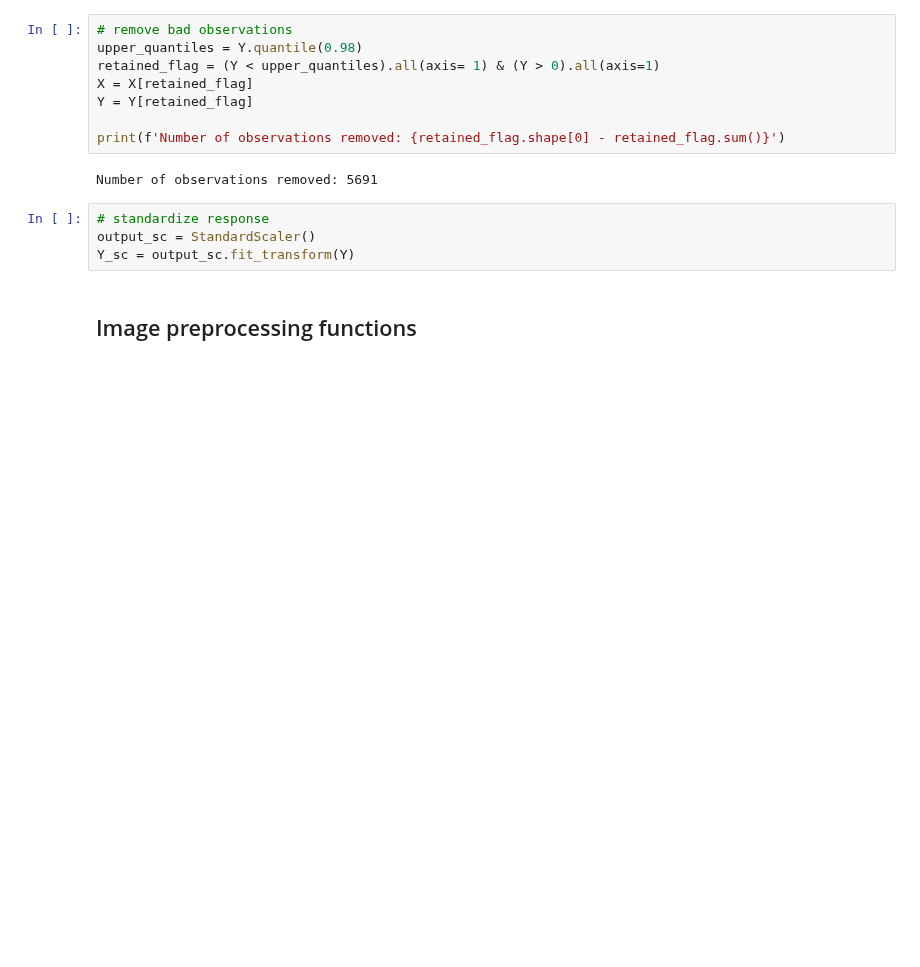
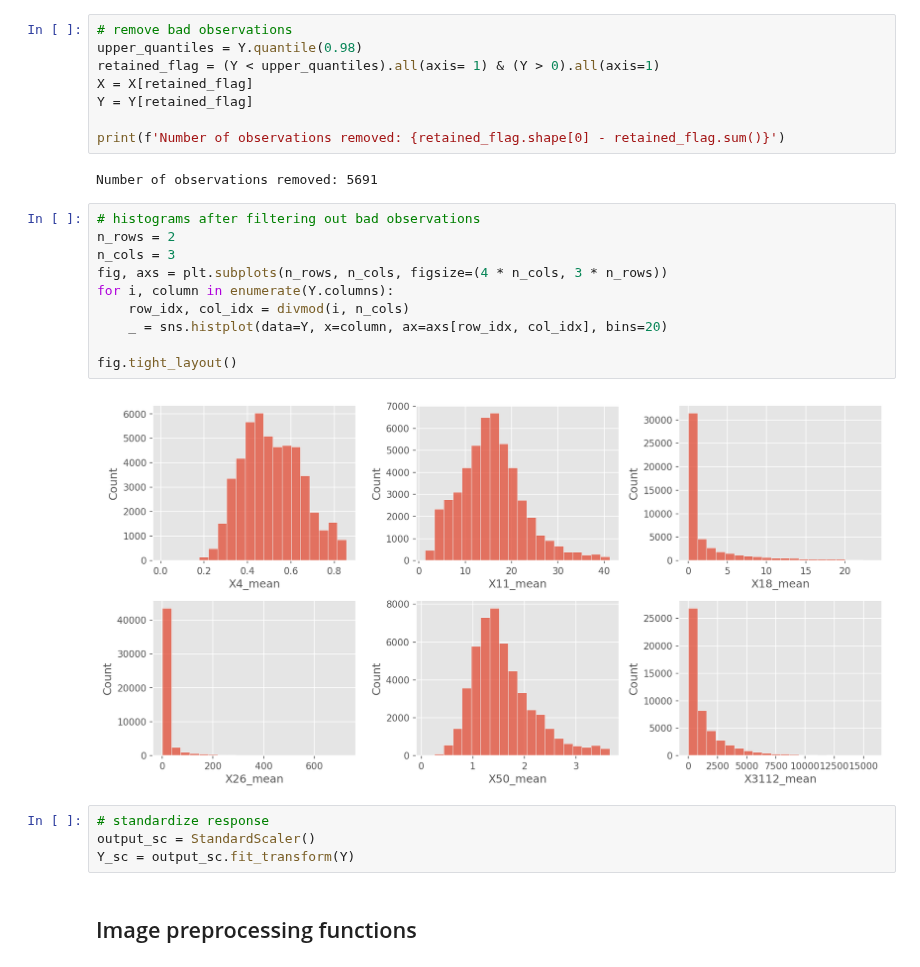
Before and after one commit to syerramilli/kaggle-notebooks, a Jupyter notebook: planttraits-efficientnet-in-keras.ipynb, the cells around one changed output. Drawn from its saved outputs; the diff is of its cells as text; blank space fills up the shorter version.

```diff
--- a/planttraits-efficientnet-in-keras.ipynb
+++ b/planttraits-efficientnet-in-keras.ipynb
@@ -70,6 +70,18 @@ Y = Y[retained_flag]
 print(f'Number of observations removed: {retained_flag.shape[0] - retained_flag.sum()}')
 # %% [output]
 Number of observations removed: 5691
+# %%
+# histograms after filtering out bad observations
+n_rows = 2
+n_cols = 3
+fig, axs = plt.subplots(n_rows, n_cols, figsize=(4 * n_cols, 3 * n_rows))
+for i, column in enumerate(Y.columns):
+    row_idx, col_idx = divmod(i, n_cols)
+    _ = sns.histplot(data=Y, x=column, ax=axs[row_idx, col_idx], bins=20)
+
+fig.tight_layout()
+# %% [output]
+[figure, added]
 # %%
 # standardize response
 output_sc = StandardScaler()
```
Also changed, not shown: parts of 9 cells of this notebook.
